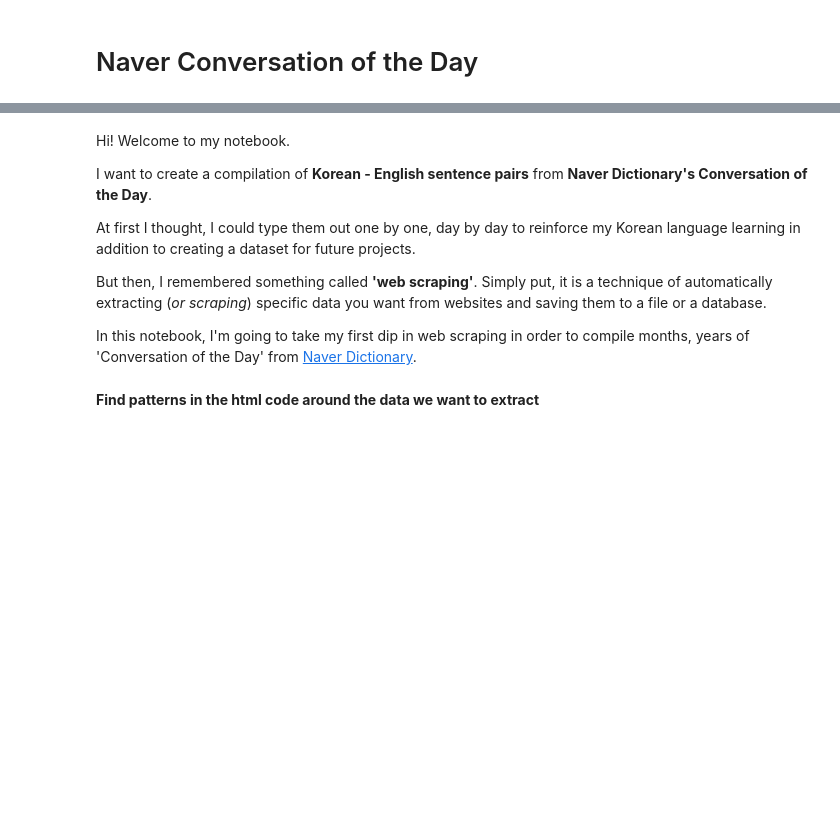
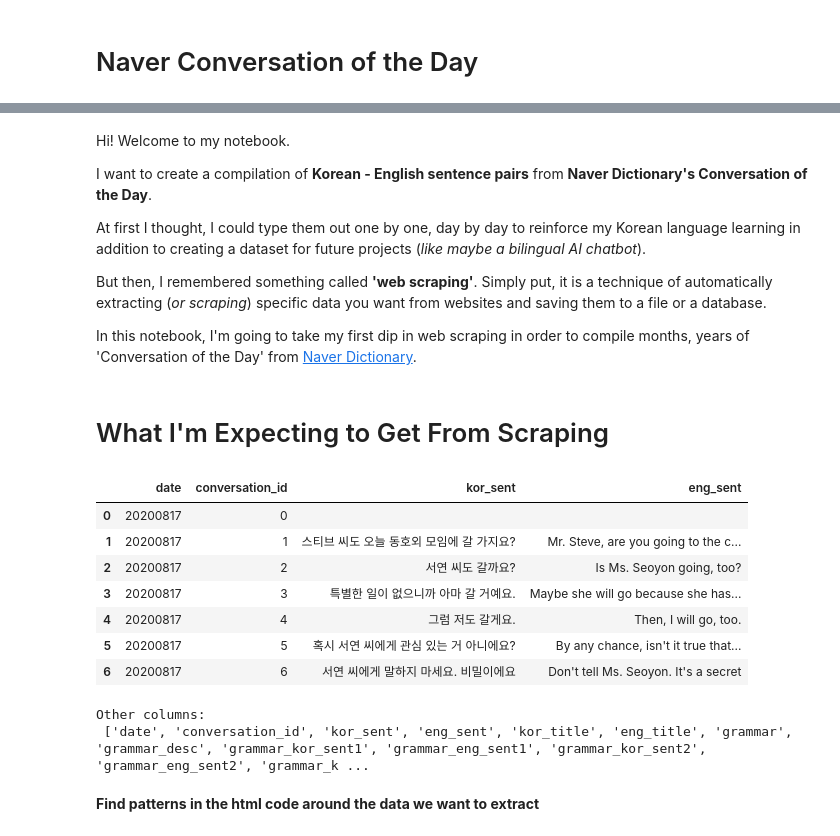
Before and after one commit to rareloto/workspace, a Jupyter notebook: naverdictionary-conversationoftheday-scraper/beginner-web-scraping-naver-dictionary.ipynb, the cells around one changed output, grey strips where cells are left out. Saved outputs shown, nothing was run; the diff lists cells and outputs as text; code cells hidden in the pictures; blank space fills up the shorter version.

```diff
--- a/naverdictionary-conversationoftheday-scraper/beginner-web-scraping-naver-dictionary.ipynb
+++ b/naverdictionary-conversationoftheday-scraper/beginner-web-scraping-naver-dictionary.ipynb
@@ -7,11 +7,32 @@ Hi! Welcome to my notebook.
 
 I want to create a compilation of **Korean - English sentence pairs** from **Naver Dictionary's Conversation of the Day**.
 
-At first I thought, I could type them out one by one, day by day to reinforce my Korean language learning in addition to creating a dataset for future projects.
+At first I thought, I could type them out one by one, day by day to reinforce my Korean language learning in addition to creating a dataset for future projects (*like maybe a bilingual AI chatbot*).
 
 But then, I remembered something called **'web scraping'**. Simply put, it is a technique of automatically extracting (*or scraping*) specific data you want from websites and saving them to a file or a database.
 
 In this notebook, I'm going to take my first dip in web scraping in order to compile months, years of 'Conversation of the Day' from [Naver Dictionary](https://learn.dict.naver.com/conversation#/korean-en).
+# %% [markdown]
+# What I'm Expecting to Get From Scraping
+# %%
+import pandas as pd
+
+conv_samp = pd.read_csv('../input/naver-dictionary-conversation-of-the-day/2008.csv').fillna('')
+conv_samp[['date', 'conversation_id', 'kor_sent', 'eng_sent']]
+# %% [output]
+|  | date | conversation_id | kor_sent | eng_sent |
+| 0 | 20200817 | 0 |  |  |
+| 1 | 20200817 | 1 | 스티브 씨도 오늘 동호외 모임에 갈 가지요? | Mr. Steve, are you going to the c... |
+| 2 | 20200817 | 2 | 서연 씨도 갈까요? | Is Ms. Seoyon going, too? |
+| 3 | 20200817 | 3 | 특별한 일이 없으니까 아마 갈 거예요. | Maybe she will go because she has... |
+| 4 | 20200817 | 4 | 그럼 저도 갈게요. | Then, I will go, too. |
+| 5 | 20200817 | 5 | 혹시 서연 씨에게 관심 있는 거 아니에요? | By any chance, isn't it true that... |
+| 6 | 20200817 | 6 | 서연 씨에게 말하지 마세요. 비밀이에요 | Don't tell Ms. Seoyon. It's a secret |
+# %%
+print('Other columns:\n', list(conv_samp.columns))
+# %% [output]
+Other columns:
+ ['date', 'conversation_id', 'kor_sent', 'eng_sent', 'kor_title', 'eng_title', 'grammar', 'grammar_desc', 'grammar_kor_sent1', 'grammar_eng_sent1', 'grammar_kor_sent2', 'grammar_eng_sent2', 'grammar_k ...
 # %%
 import urllib.request
 import re
```
Also changed, not shown: parts of 40 cells of this notebook.
